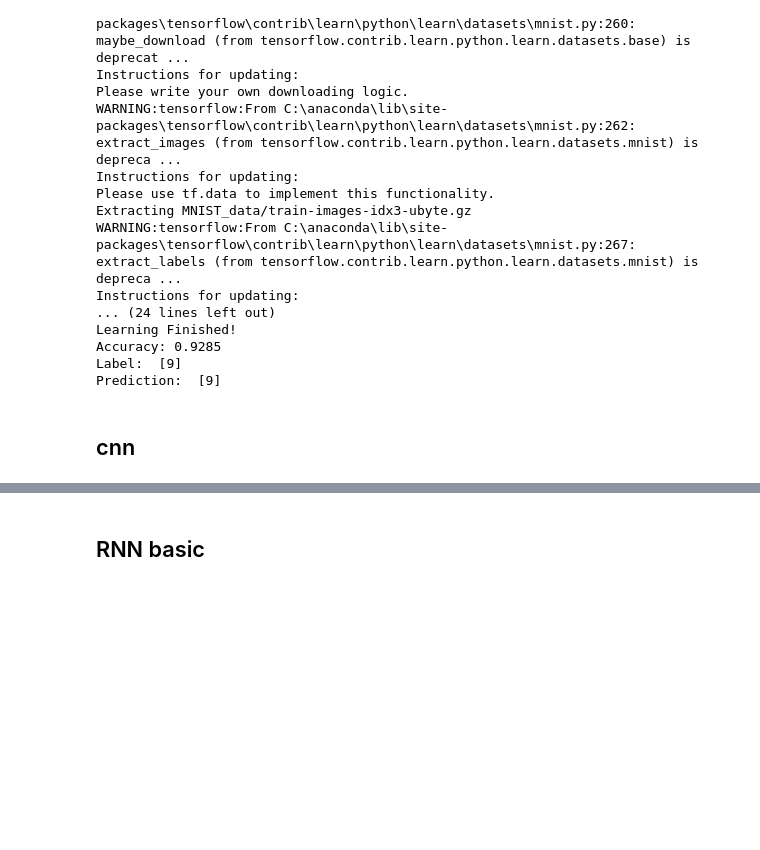
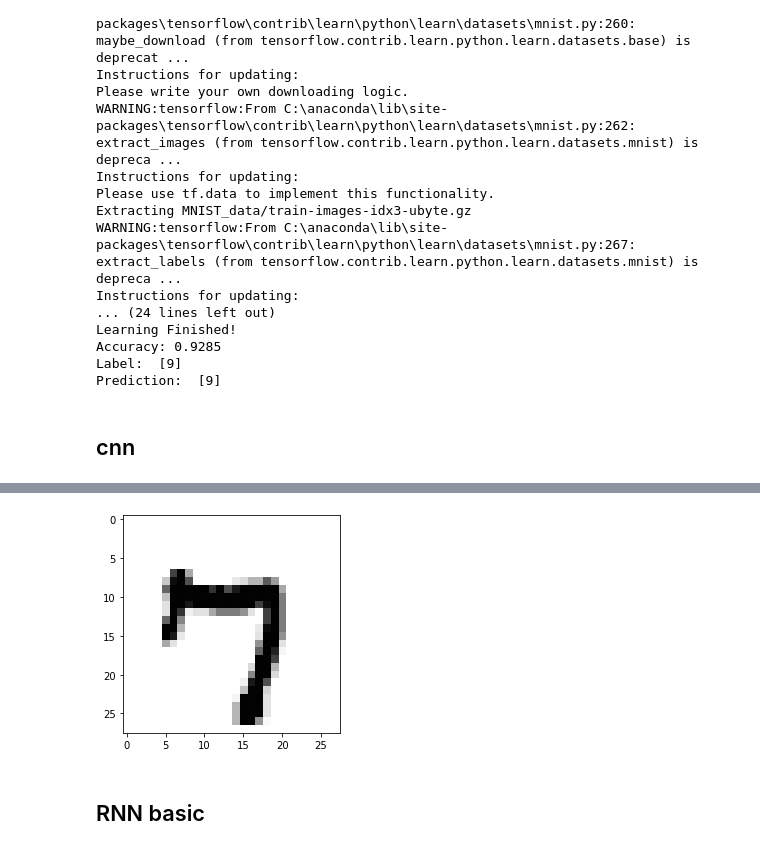
Before and after one commit to plus4u/python, a Jupyter notebook: ML_00_2_major_algorithm.ipynb, the cells around one changed output, grey strips where cells are left out. Cells and saved outputs as stored; diff of their text form; code cells hidden in the pictures; blank space fills up the shorter version.

```diff
--- a/ML_00_2_major_algorithm.ipynb
+++ b/ML_00_2_major_algorithm.ipynb
@@ -1170,3 +2331,9 @@ Prediction:  [6]
+# %%
+import matplotlib.pyplot as plt
+plt.imshow(mnist.test.images[r:r + 1].reshape(28, 28), cmap='Greys', interpolation='nearest')
+plt.show()
+# %% [output]
+[figure, added]
 # %% [markdown]
 ## RNN basic
 # %%
```
Also changed, not shown: parts of 42 cells of this notebook, 4 other files.
